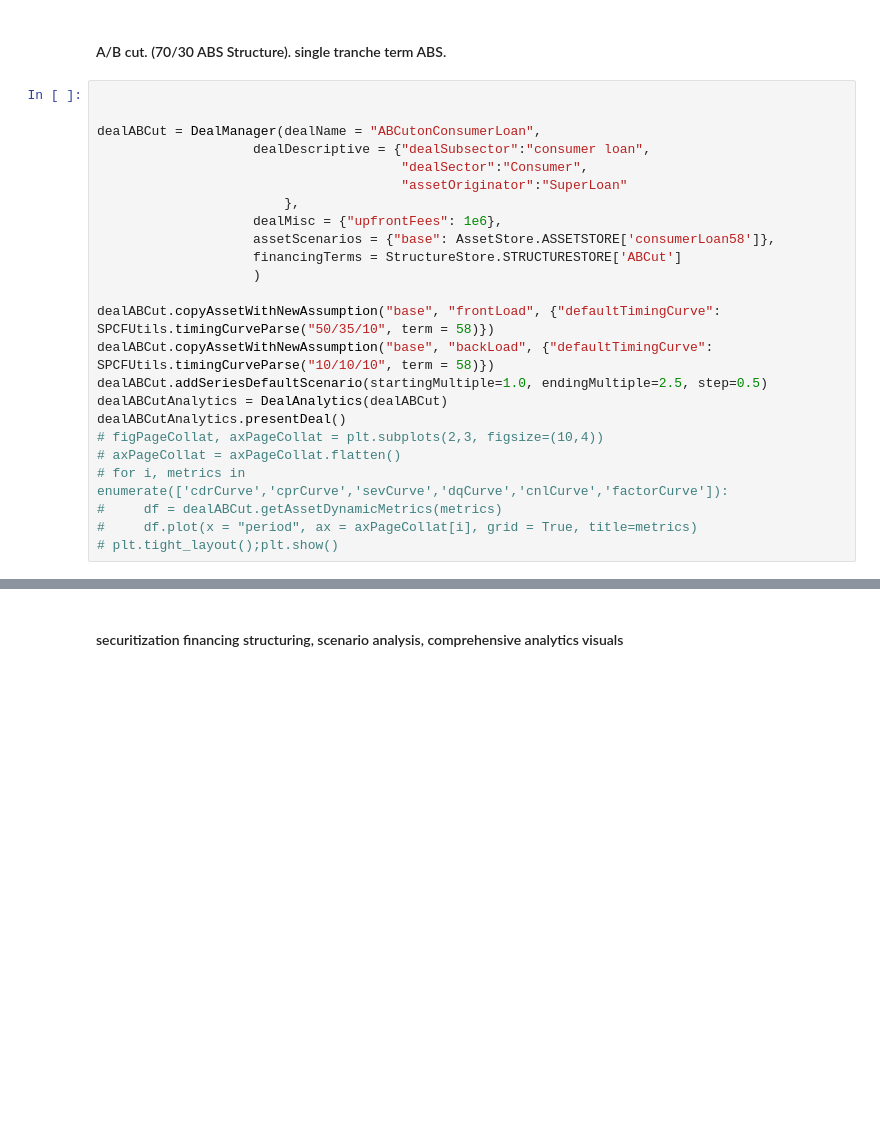
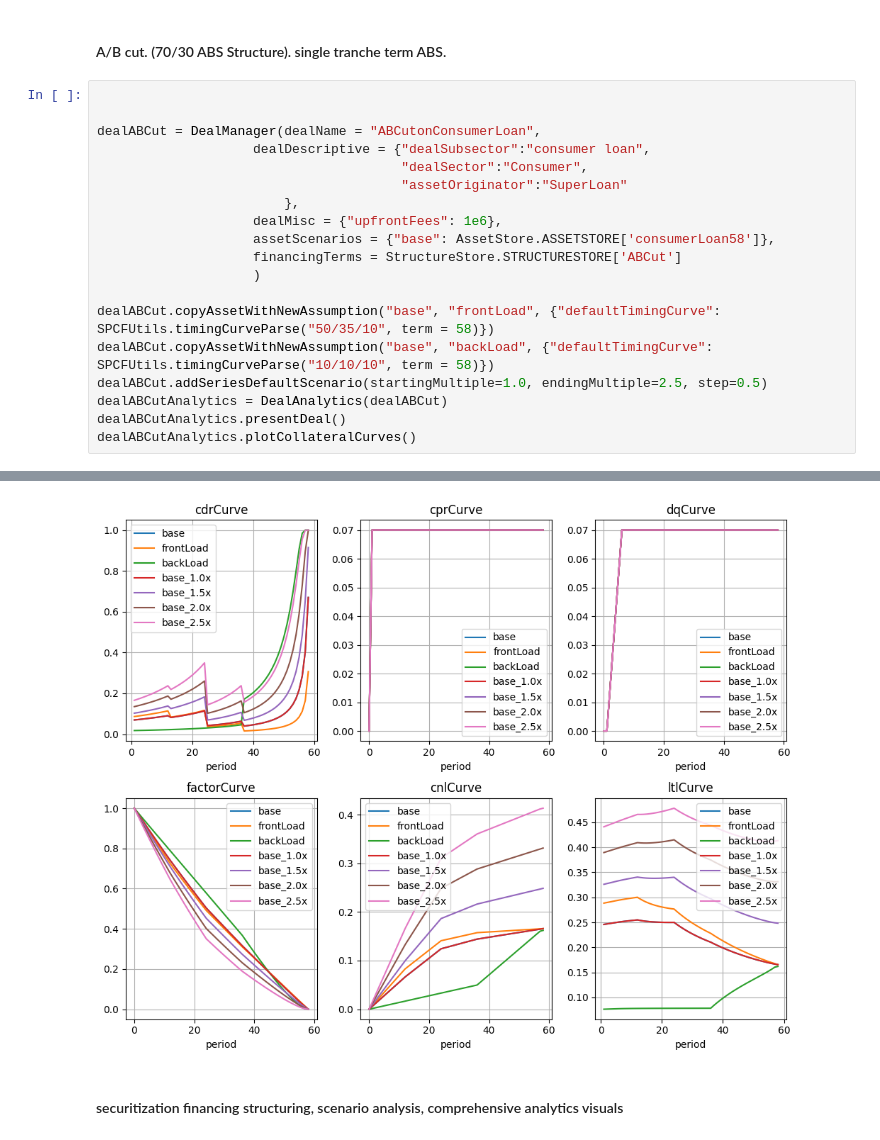
Before and after one commit to Lab450North/StructuringTool, a Jupyter notebook: SPCashflowModeling/SPCFPresentation.ipynb, the cells around one changed output, grey strips where cells are left out. Drawn from its saved outputs; the diff is of its cells as text; blank space fills up the shorter version.

```diff
--- a/SPCashflowModeling/SPCFPresentation.ipynb
+++ b/SPCashflowModeling/SPCFPresentation.ipynb
@@ -182,11 +174,6 @@ dealABCut.copyAssetWithNewAssumption("base", "backLoad", {"defaultTimingCurve":
 dealABCut.addSeriesDefaultScenario(startingMultiple=1.0, endingMultiple=2.5, step=0.5)
 dealABCutAnalytics = DealAnalytics(dealABCut)
 dealABCutAnalytics.presentDeal()
-# figPageCollat, axPageCollat = plt.subplots(2,3, figsize=(10,4))
-# axPageCollat = axPageCollat.flatten()
-# for i, metrics in enumerate(['cdrCurve','cprCurve','sevCurve','dqCurve','cnlCurve','factorCurve']):
-#     df = dealABCut.getAssetDynamicMetrics(metrics)
-#     df.plot(x = "period", ax = axPageCollat[i], grid = True, title=metrics)
-# plt.tight_layout();plt.show()
+dealABCutAnalytics.plotCollateralCurves()
 # %% [output]
 *********************************
@@ -201,11 +188,12 @@ dealABCutAnalytics.presentDeal()
 *************************************************************
                             base          frontLoad           backLoad  \
 matrics/px
 ... (116 lines left out)
 residMOIC                0.766196    0.435436    0.110858
 A_remainingFactor             0.0         0.0    0.002257
 A_wal                    2.071508    1.922986    1.780329
 A_paywindow                1 - 57      1 - 57      1 - 58
+[figure, added]
 # %% [markdown]
 #### securitization financing structuring, scenario analysis, comprehensive analytics visuals
 # %%
```
Also changed, not shown: parts of 15 cells of this notebook, 4 other files.
